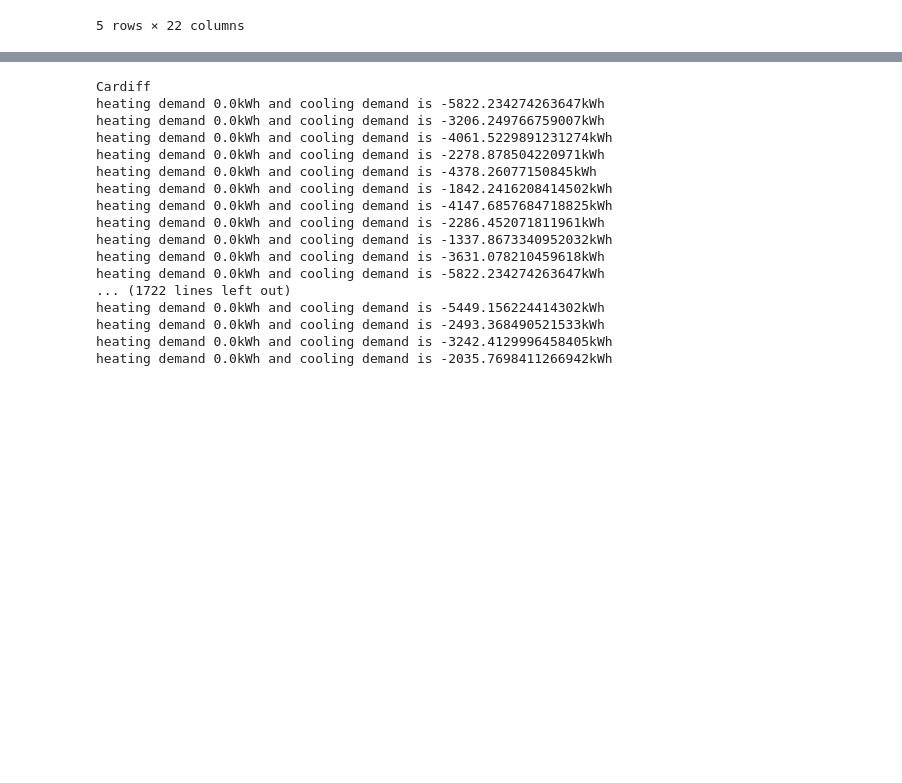
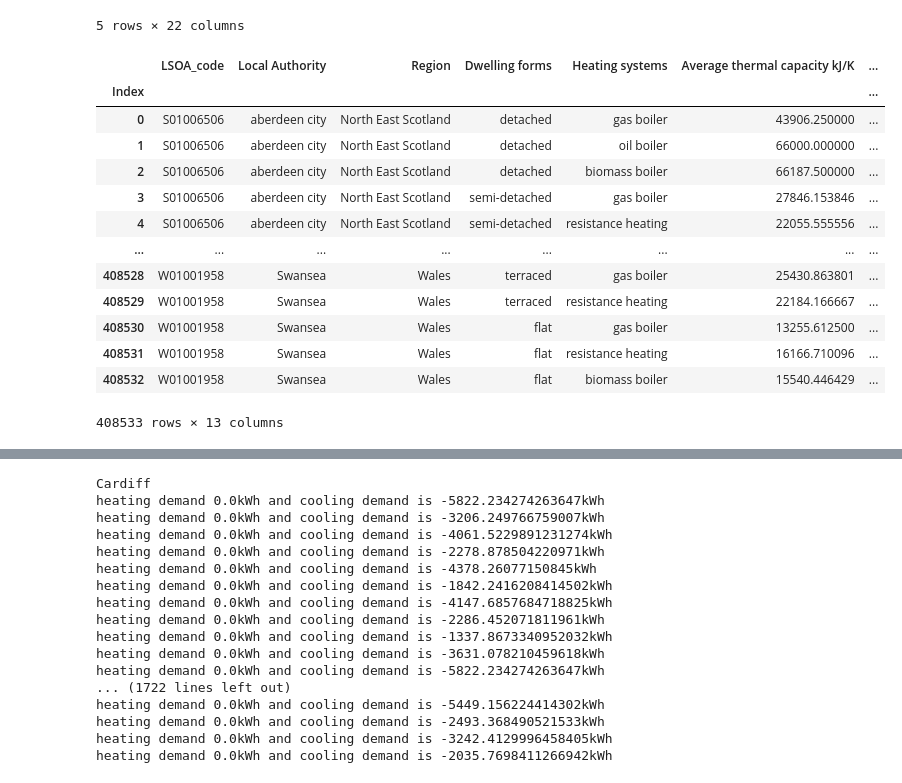
Before and after one commit to AlexandreLab/cooling_demand_UK, a Jupyter notebook: notebooks/cooling_energy_demand_by_LA.ipynb, the cells around one changed output, grey strips where cells are left out. Cells and saved outputs as stored; diff of their text form; code cells hidden in the pictures; blank space fills up the shorter version.

```diff
--- a/notebooks/cooling_energy_demand_by_LA.ipynb
+++ b/notebooks/cooling_energy_demand_by_LA.ipynb
@@ -106,5 +177,22 @@ external_data.head()
 | 2050-01-01 04:00:00 | 2050 | 1 | 1 | 4 | -999 | 6 | 9.5 | 8.5 | 88 | 996.9 | ... |
 | 2050-01-01 05:00:00 | 2050 | 1 | 1 | 5 | 81 | 7 | 9.5 | 8.5 | 88 | 997.5 | ... |
 5 rows × 22 columns
+# %%
+residential_data
+# %% [output]
+|  | LSOA_code | Local Authority | Region | Dwelling forms | Heating systems | Average thermal capacity kJ/K | ... |
+| Index |  |  |  |  |  |  | ... |
+| 0 | S01006506 | aberdeen city | North East Scotland | detached | gas boiler | 43906.250000 | ... |
+| 1 | S01006506 | aberdeen city | North East Scotland | detached | oil boiler | 66000.000000 | ... |
+| 2 | S01006506 | aberdeen city | North East Scotland | detached | biomass boiler | 66187.500000 | ... |
+| 3 | S01006506 | aberdeen city | North East Scotland | semi-detached | gas boiler | 27846.153846 | ... |
+| 4 | S01006506 | aberdeen city | North East Scotland | semi-detached | resistance heating | 22055.555556 | ... |
+| ... | ... | ... | ... | ... | ... | ... | ... |
+| 408528 | W01001958 | Swansea | Wales | terraced | gas boiler | 25430.863801 | ... |
+| 408529 | W01001958 | Swansea | Wales | terraced | resistance heating | 22184.166667 | ... |
+| 408530 | W01001958 | Swansea | Wales | flat | gas boiler | 13255.612500 | ... |
+| 408531 | W01001958 | Swansea | Wales | flat | resistance heating | 16166.710096 | ... |
+| 408532 | W01001958 | Swansea | Wales | flat | biomass boiler | 15540.446429 | ... |
+408533 rows × 13 columns
 # %%
 LA_str  = "Cardiff"
```
Also changed, not shown: parts of 10 cells of this notebook, 6 other files.
